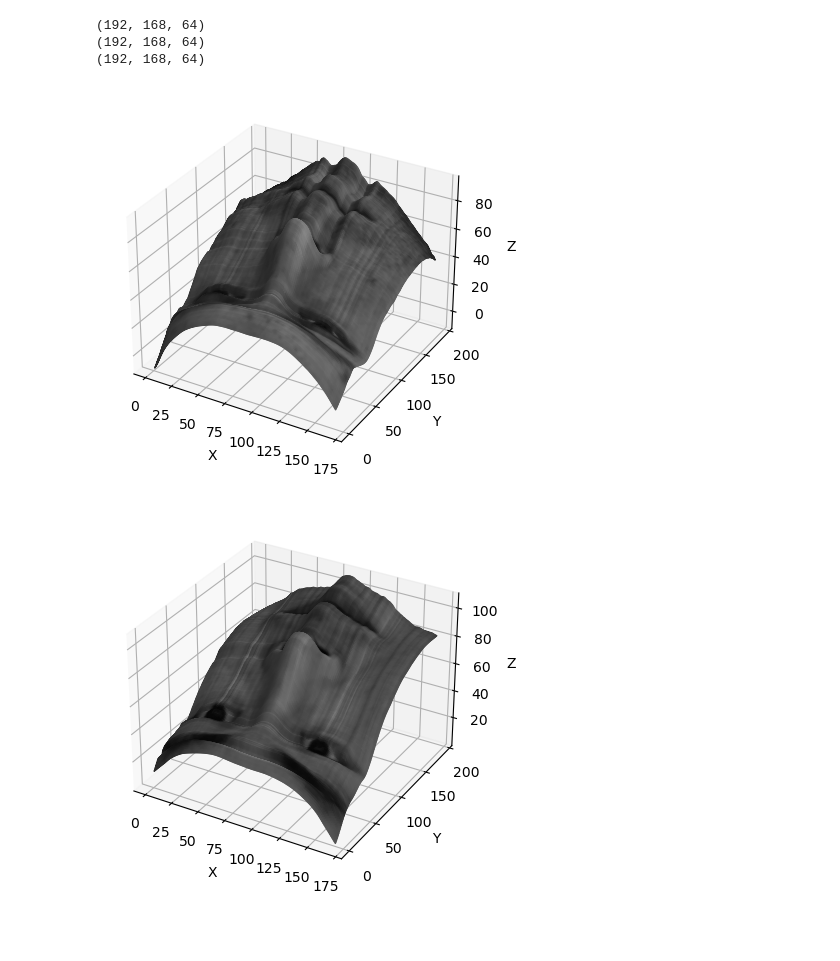
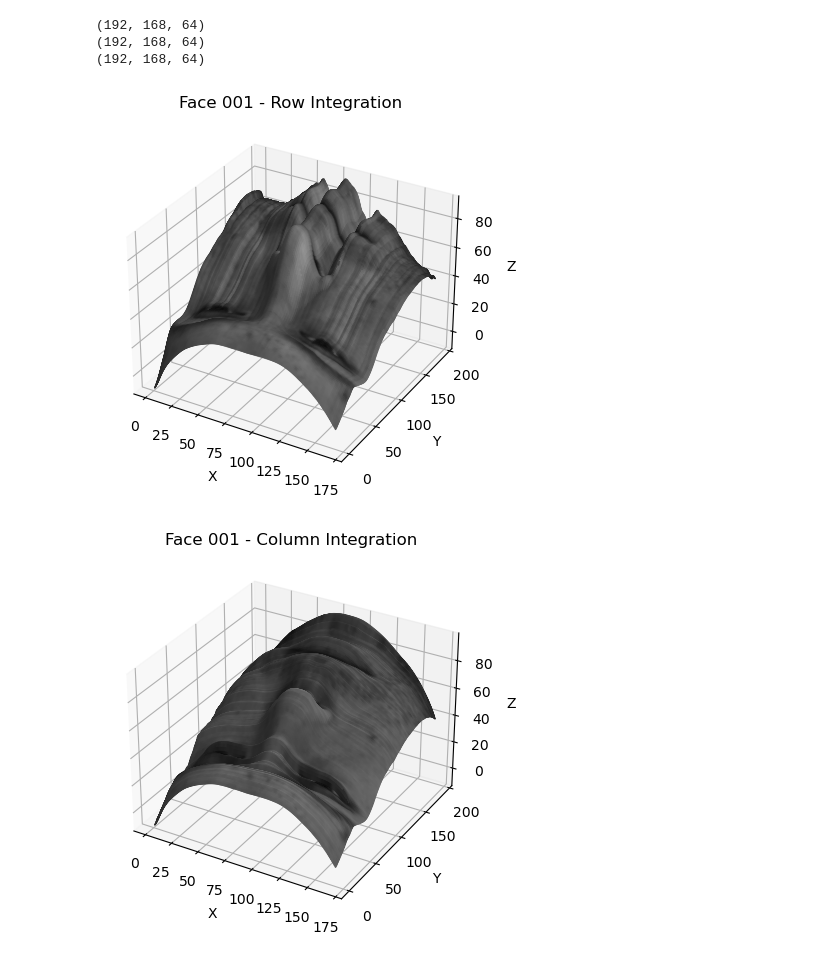
Before and after one commit to AmelineA2003/AMME5710, a Jupyter notebook: Assignments/A1/Question_1/Q1.ipynb, the cells around one changed output. Saved outputs shown, nothing was run; the diff lists cells and outputs as text; code cells hidden in the pictures; blank space fills up the shorter version.

```diff
--- a/Assignments/A1/Question_1/Q1.ipynb
+++ b/Assignments/A1/Question_1/Q1.ipynb
@@ -117,7 +117,7 @@ albedo: [192x168] numpy array of albedos (between 0-1)
 
 Note: x-axis displayed in figure is flipped for better viewing
 """
-def plot_face_3d(height_map, albedo):
+def plot_face_3d(height_map, albedo, title):
 
     h, w = albedo.shape[:2]
 
@@ -132,6 +132,7 @@ def plot_face_3d(height_map, albedo):
     ax.set_xlabel("X")
     ax.set_ylabel("Y")
     ax.set_zlabel("Z")
+    ax.set_title(title)
    #  ax.axis('equal')
    #  ax.axis('auto')
 
@@ -177,17 +178,32 @@ albedo_07, surface_normals_07 = find_albedo_normals(images_07, light_directions_
 # %%
 # Producing 3D plots of all faces
 
 integration_method = "average"
 
-height_map_01 = find_height_map(surface_normals_01, integration_method)
-height_map_02 = find_height_map(surface_normals_02, integration_method)
-height_map_05 = find_height_map(surface_normals_05, integration_method)
-height_map_07 = find_height_map(surface_normals_07, integration_method)
+height_map_01_av = find_height_map(surface_normals_01, integration_method)
+height_map_02_av = find_height_map(surface_normals_02, integration_method)
+height_map_05_av = find_height_map(surface_normals_05, integration_method)
+height_map_07_av = find_height_map(surface_normals_07, integration_method)
 
-plot_face_3d(height_map_01, albedo_01)
-plot_face_3d(height_map_02, albedo_02)
-plot_face_3d(height_map_05, albedo_05)
-plot_face_3d(height_map_07, albedo_07)
+integration_method = "row wise"
+
+height_map_01_row = find_height_map(surface_normals_01, integration_method)
+height_map_02_row = find_height_map(surface_normals_02, integration_method)
+height_map_05_row = find_height_map(surface_normals_05, integration_method)
+height_map_07_row = find_height_map(surface_normals_07, integration_method)
+
+integration_method = "column wise"
+
+height_map_01_col = find_height_map(surface_normals_01, integration_method)
+height_map_02_col = find_height_map(surface_normals_02, integration_method)
+height_map_05_col = find_height_map(surface_normals_05, integration_method)
+height_map_07_col = find_height_map(surface_normals_07, integration_method)
+
+
+
+plot_face_3d(height_map_01_row, albedo_01, "Face 001 - Row Integration")
+plot_face_3d(height_map_01_col, albedo_01, "Face 001 - Column Integration")
+plot_face_3d(height_map_01_av, albedo_01, "Face 001 - Average Integration")
 # %% [output]
-[figure, old version]
+[figure, new version]
-[figure, old version]
+[figure, new version]
```
Also changed, not shown: parts of 10 cells of this notebook, 2 other files.
